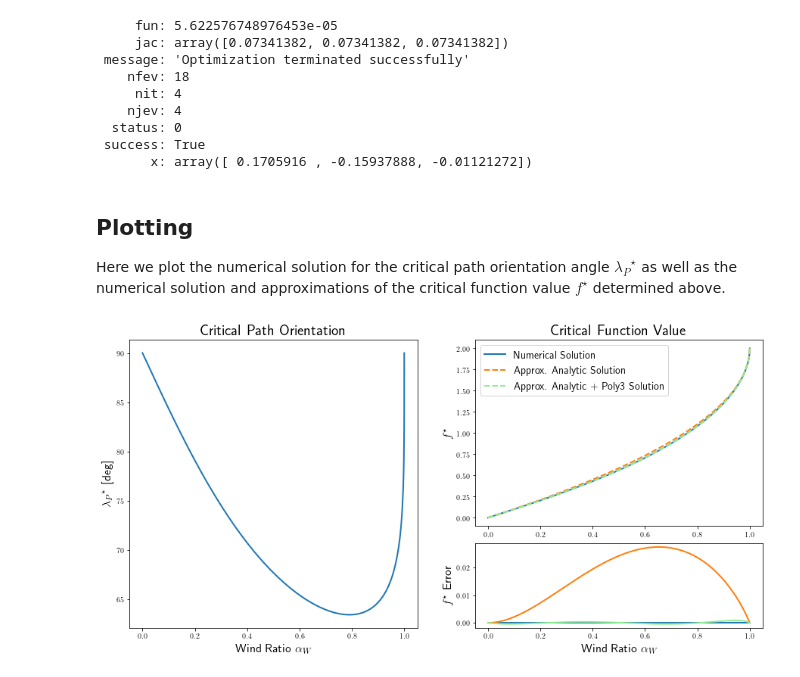
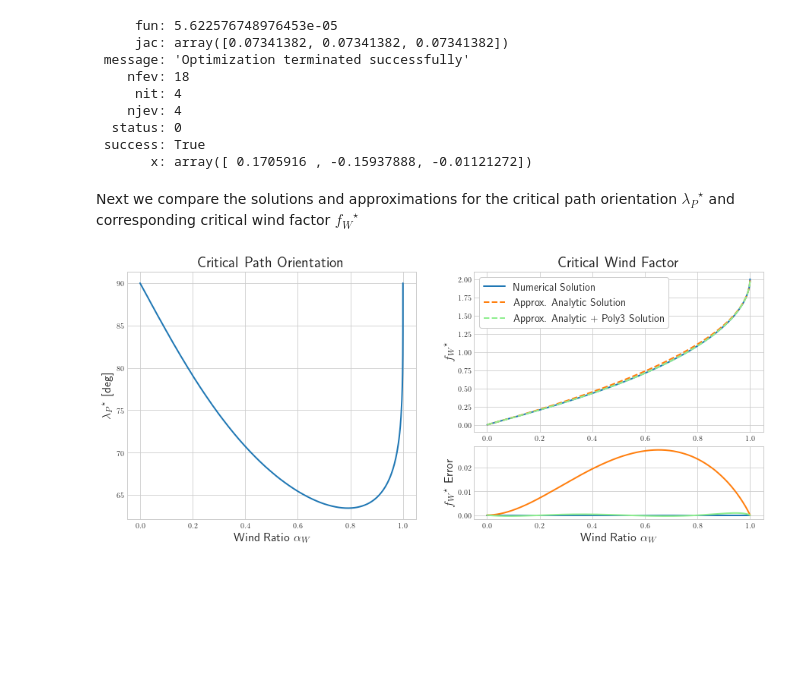
Before and after one commit to tstastny/windy_guidance_stability_analysis, a Jupyter notebook: Stability and Performance of Wind-Aware Path Following Guidance for Small Fixed-Wing Aircraft.ipynb, the cells around one changed output. Cells and saved outputs as stored; diff of their text form; code cells hidden in the pictures; blank space fills up the shorter version.

Commit message:
update plot style

```diff
--- a/Stability and Performance of Wind-Aware Path Following Guidance for Small Fixed-Wing Aircraft.ipynb
+++ b/Stability and Performance of Wind-Aware Path Following Guidance for Small Fixed-Wing Aircraft.ipynb
@@ -158,42 +162,43 @@ f_crit_analytic_poly_approx_err = f_crit_analytic_poly_approx - f_crit_num_sol
   status: 0
  success: True
        x: array([ 0.1705916 , -0.15937888, -0.01121272])
-# %% [markdown]
-## Plotting
-Here we plot the numerical solution for the critical path orientation angle ${\lambda_P}^\star$ as well as the numerical solution and approximations of the critical function value $f^\star$ determined above.
+# %% [markdown]
+Next we compare the solutions and approximations for the critical path orientation ${\lambda_P}^\star$ and corresponding critical wind factor ${f_W}^\star$
 # %%
-params = {'axes.titlesize': 20,
-          'axes.labelsize': 16,
-          'legend.fontsize': 14}
-plt.rcParams.update(params)
-
+plt.style.use('seaborn-whitegrid')
+plt.rcParams.update({'legend.frameon': True,
+                     'legend.framealpha': 1,
+                     'legend.facecolor': 'white',
+                     'axes.titlesize': 20,
+                     'axes.labelsize': 16,
+                     'legend.fontsize': 14})
 plot_lw = 2
 
-fig = plt.figure(figsize=(15, 7))
+fig = plt.figure(figsize=(15, 6))
 spec = gridspec.GridSpec(ncols=2, nrows=3, figure=fig)
 
 ax1 = fig.add_subplot(spec[:, 0])
 ax2 = fig.add_subplot(spec[:2, 1])
 ax3 = fig.add_subplot(spec[2, 1])
 
 ax1.plot(wind_ratio_data, np.rad2deg(path_ori_crit_num_sol), linewidth=plot_lw, color='tab:blue')
 ax1.set_ylabel(r'${\lambda_P}^\star$ [deg]')
 ax1.set_title(r'Critical Path Orientation')
 ax1.set_xlabel(r'Wind Ratio $\alpha_W$')
 
 ax2.plot(wind_ratio_data, f_crit_num_sol, linewidth=plot_lw, color='tab:blue', label=r'Numerical Solution')
 ax2.plot(wind_ratio_data, f_crit_analytic_approx, '--', linewidth=plot_lw, color='tab:orange', label=r'Approx. Analytic Solution')
 ax2.plot(wind_ratio_data, f_crit_analytic_poly_approx, '--', linewidth=plot_lw, color='lightgreen', label=r'Approx. Analytic + Poly3 Solution')
-ax2.set_ylabel(r'$f^\star$')
-ax2.set_title(r'Critical Function Value')
-ax2.legend(loc="upper left")
+ax2.set_ylabel(r'${f_W}^\star$')
+ax2.set_title(r'Critical Wind Factor')
+leg2 = ax2.legend(loc="upper left")
 
 ax3.plot([wind_ratio_data[i] for i in [0, -1]], [0, 0], linewidth=plot_lw, color='tab:blue')
 ax3.plot(wind_ratio_data, f_crit_analytic_approx_err, linewidth=plot_lw, color='tab:orange')
 ax3.plot(wind_ratio_data, f_crit_analytic_poly_approx_err, linewidth=plot_lw, color='lightgreen')
-ax3.set_ylabel(r'$f^\star$ Error')
+ax3.set_ylabel(r'${f_W}^\star$ Error')
 ax3.set_xlabel(r'Wind Ratio $\alpha_W$')
 
 plt.show()
 # %% [output]
-[figure, old version]
+[figure, new version]
```
Also changed, not shown: parts of 4 cells of this notebook.
